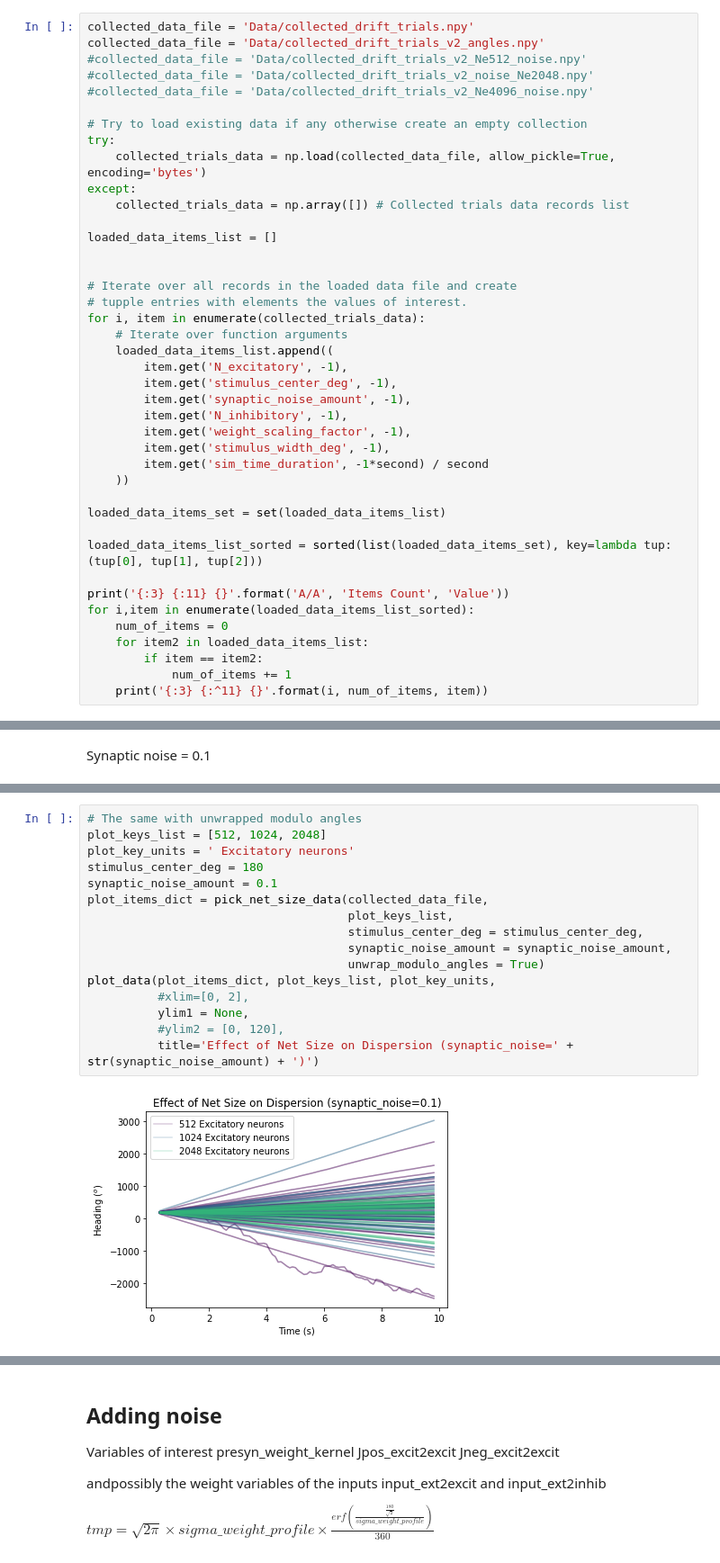
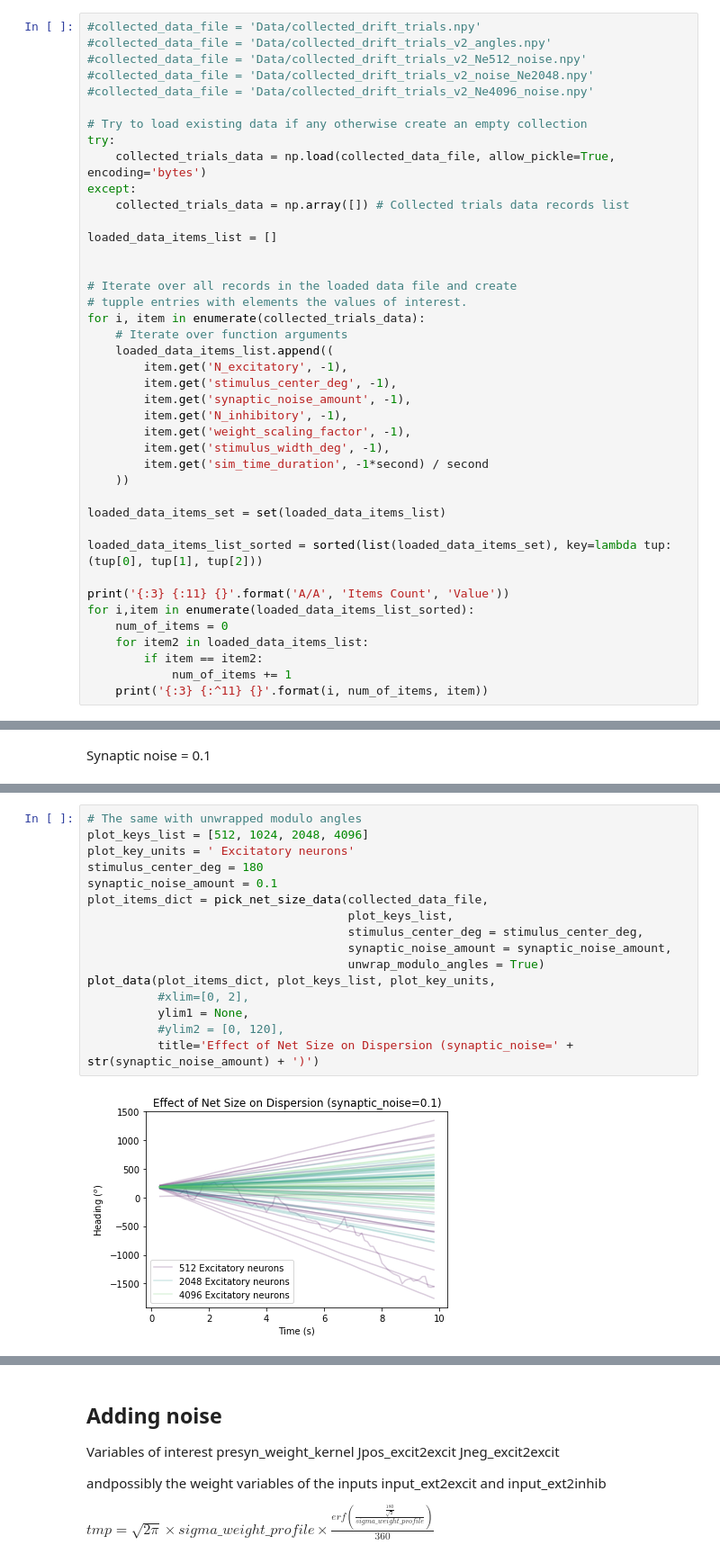
Before and after one commit to johnpi/Pisokas_Hennig_2022_Attractor_Based_Memory_old, a Jupyter notebook: line-attractor-spiking-neurodynexlib.ipynb, the cells around one changed output, grey strips where cells are left out. Shown at 90% size. Cells and saved outputs as stored; diff of their text form.

```diff
--- a/line-attractor-spiking-neurodynexlib.ipynb
+++ b/line-attractor-spiking-neurodynexlib.ipynb
@@ -645,8 +650,8 @@ collected_data_file = 'Data/collected_drift_trials_v2_all.npy'
 # %% [markdown]
 Display some info about the dataset
 # %%
-collected_data_file = 'Data/collected_drift_trials.npy'
-collected_data_file = 'Data/collected_drift_trials_v2_angles.npy'
+#collected_data_file = 'Data/collected_drift_trials.npy'
+#collected_data_file = 'Data/collected_drift_trials_v2_angles.npy'
 #collected_data_file = 'Data/collected_drift_trials_v2_Ne512_noise.npy'
 #collected_data_file = 'Data/collected_drift_trials_v2_noise_Ne2048.npy'
 #collected_data_file = 'Data/collected_drift_trials_v2_Ne4096_noise.npy'
@@ -814,18 +819,18 @@ plot_data(plot_items_dict, plot_keys_list, plot_key_units,
 # %%
 # The same with unwrapped modulo angles
-plot_keys_list = [512, 1024, 2048]
+plot_keys_list = [512, 1024, 2048, 4096]
 plot_key_units = ' Excitatory neurons'
 stimulus_center_deg = 180
 synaptic_noise_amount = 0.1
 plot_items_dict = pick_net_size_data(collected_data_file,
                                      plot_keys_list,
                                      stimulus_center_deg = stimulus_center_deg,
                                      synaptic_noise_amount = synaptic_noise_amount,
                                      unwrap_modulo_angles = True)
 plot_data(plot_items_dict, plot_keys_list, plot_key_units,
           #xlim=[0, 2],
           ylim1 = None,
           #ylim2 = [0, 120],
           title='Effect of Net Size on Dispersion (synaptic_noise=' + str(synaptic_noise_amount) + ')')
 # %% [output]
-[figure, old version]
+[figure, new version]
```
Also changed, not shown: parts of 6 cells of this notebook.
